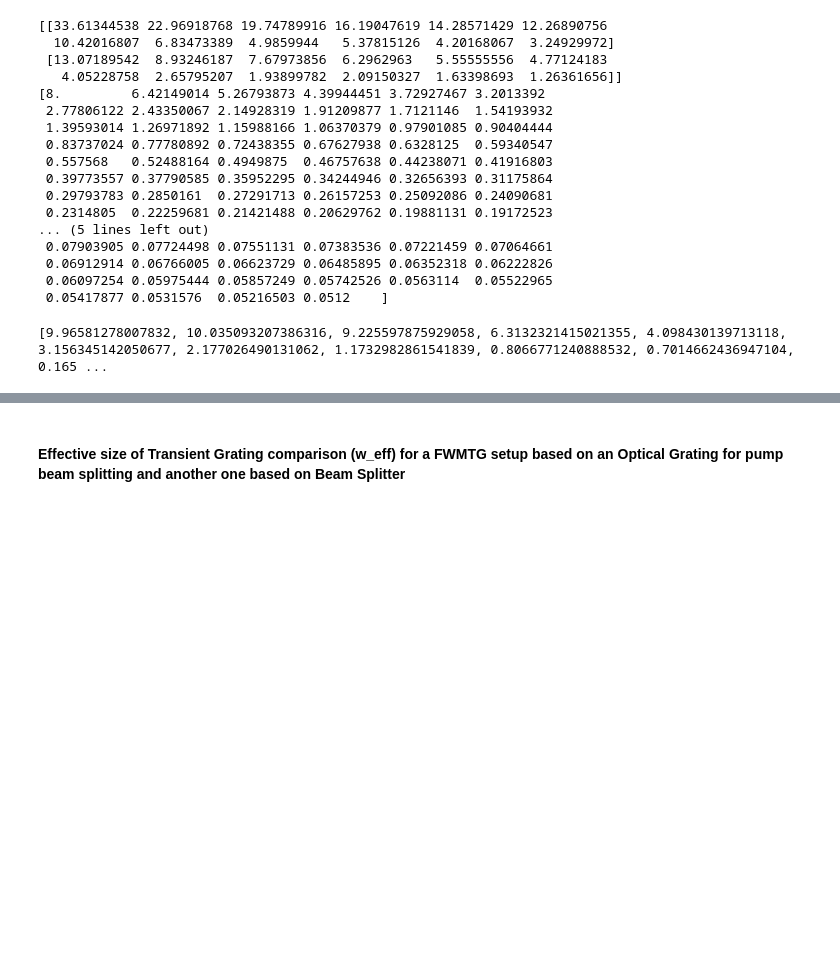
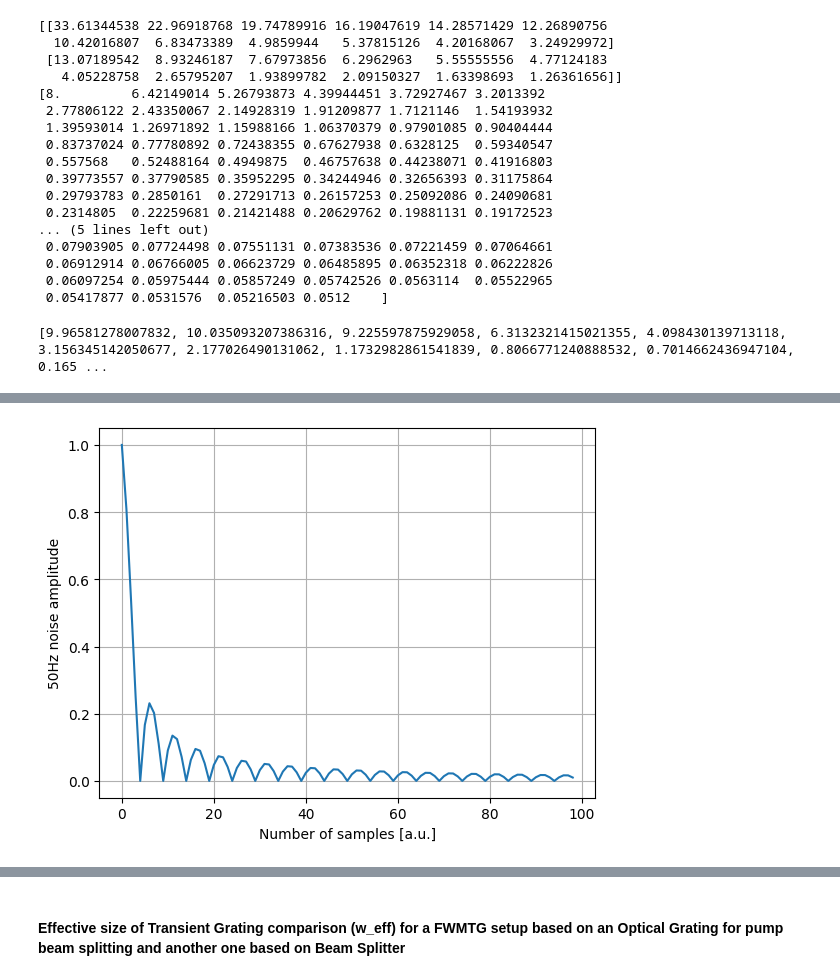
Before and after one commit to Guilldeas/General_Purpose_Analysis, a Jupyter notebook: Back_of_the_envelope.ipynb, the cells around one changed output, grey strips where cells are left out. Drawn from its saved outputs; the diff is of its cells as text; code cells hidden in the pictures; blank space fills up the shorter version.

```diff
--- a/Back_of_the_envelope.ipynb
+++ b/Back_of_the_envelope.ipynb
@@ -991,3 +1126,24 @@ print(SNRs)
+# %%
+# Create a new figure
+fig = plt.figure()
+
+# Add a subplot
+ax = fig.add_subplot(111)
+
+# Plot the data
+ax.plot(range(0, len(Amplitudes)), Amplitudes)
+#ax.set_ylim(0, 1E-1)
+
+# Customize the plot
+ax.set_xlabel('Number of samples [a.u.]')
+ax.set_ylabel('50Hz noise amplitude')
+ax.grid()
+
+
+# Display the figure
+plt.show()
+# %% [output]
+[figure, added]
 # %%
 # Create a figure with two subplots
 fig, axs = plt.subplots(2, 1, figsize=(7, 9))
```
Also changed, not shown: parts of 11 cells of this notebook, 9 other files.
